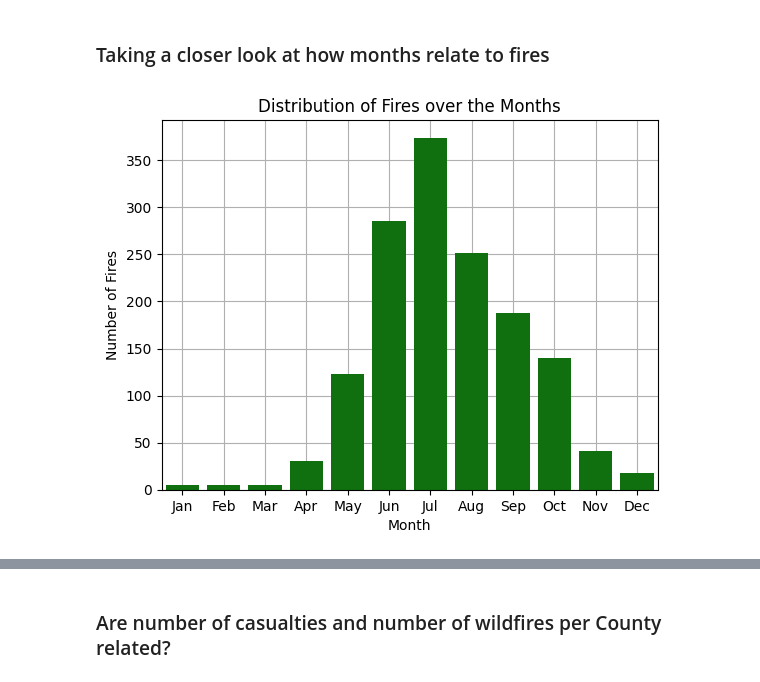
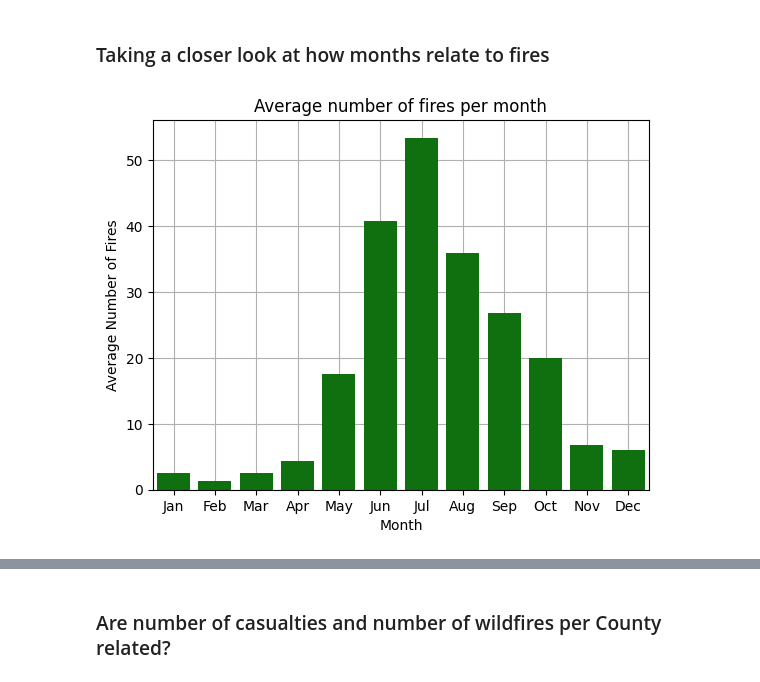
Before and after one commit to okaynils/fhnw-ds-gdv, a Jupyter notebook: wildfires.ipynb, the cells around one changed output, grey strips where cells are left out. Drawn from its saved outputs; the diff is of its cells as text; code cells hidden in the pictures.

Commit message:
:sparkles: added correlation plot and refined fires-per-month histogram

```diff
--- a/wildfires.ipynb
+++ b/wildfires.ipynb
@@ -16,9 +16,11 @@ import scipy.stats as stats
 ### Importing data
 Kaggle Data Source: https://www.kaggle.com/datasets/ananthu017/california-wildfire-incidents-20132020 *originally by https://www.fire.ca.gov/*
 # %%
-path = './data/california_wildfires_2013-2020.csv'
+DATA_PATH = './data/california_wildfires_2013-2020.csv'
 
-df = pd.read_csv(path, sep=',', encoding='latin-1')
+df = pd.read_csv(DATA_PATH, sep=',', encoding='latin-1')
+
+EXPORT_PATH = './export/'
 # %% [markdown]
 ### Getting to know the data
 Explaining all variables.
@@ -192,26 +194,31 @@ from dateutil.parser import parse
 if not is_datetime(df_select['Started']):
     df_select['Started'] = df_select['Started'].apply(parse)
 
-# Extract month and create a new column 'Month'
+# Extract month and create a new column 'Month', and the same for year
 df_select['Month'] = df_select['Started'].dt.month
+df_select['Year'] = df_select['Started'].dt.year
 # %%
 import calendar
 import matplotlib.colors as mcolors
 
 # Plot the distribution of fires over the months
-month_counts = df_select['Month'].value_counts().sort_index()
+month_counts = df_select.groupby('Month')['Year'].value_counts().groupby('Month').mean()
 
 ax = sns.barplot(x=month_counts.index, y=month_counts, zorder=2, color='g')
-ax.set_ylabel('Number of Fires')
-ax.set_title('Distribution of Fires over the Months')
+ax.set_ylabel('Average Number of Fires')
+ax.set_title('Average number of fires per month')
+#ax.set_label('Month')
 
 # Set x-axis labels to month names
 month_names = [calendar.month_abbr[i] for i in range(1, 13)]
 plt.xticks(np.arange(12), month_names)
 
 # Enable grid and set zorder to 1 (below bars)
 plt.grid(True, zorder=1)
 
 plt.show()
+
+# save figure to export folder
+plt.savefig(EXPORT_PATH + 'fires_per_month_hist.png')
 # %% [output]
-[figure, old version]
+[figure, new version]
```
Also changed, not shown: parts of 2 cells of this notebook.
